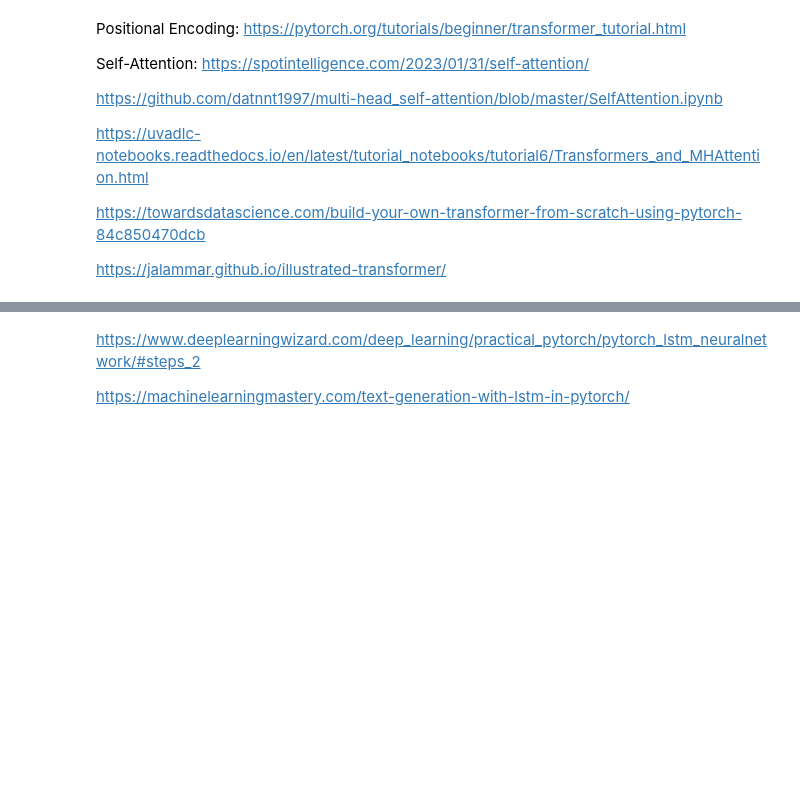
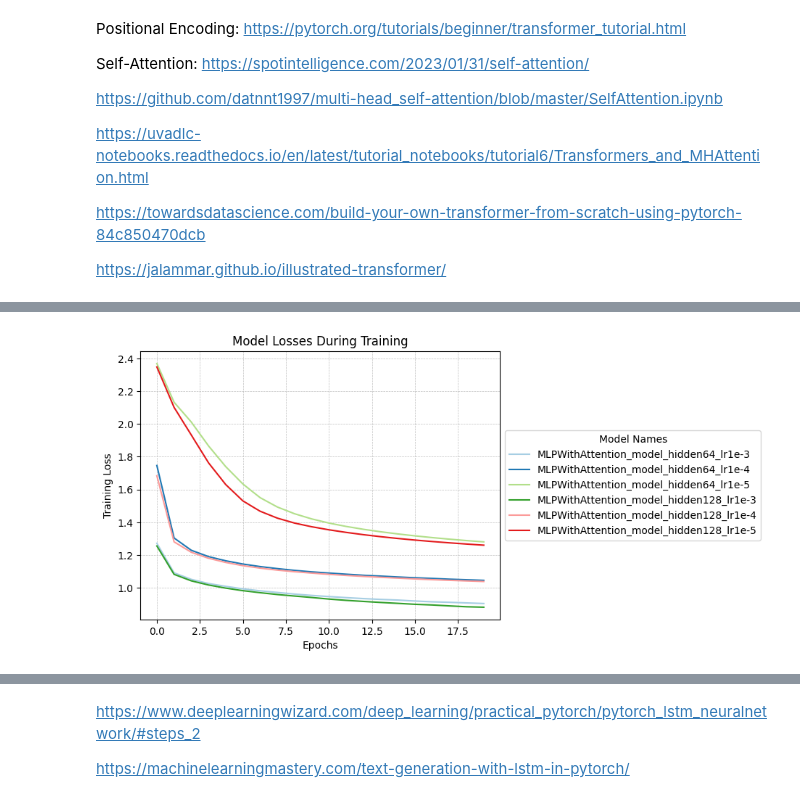
Before and after one commit to kuimetra/deep_learning, a Jupyter notebook: Project 3/main.ipynb, the cells around one changed output, grey strips where cells are left out. Drawn from its saved outputs; the diff is of its cells as text; code cells hidden in the pictures; blank space fills up the shorter version.

Commit message:
RNN training

```diff
--- a/Project 3/main.ipynb
+++ b/Project 3/main.ipynb
@@ -597,7 +605,7 @@ SimpleMLP_configs = [
     {'hidden_dim': 256, 'learning_rate': 1e-5, 'model_name': 'SimpleMLP_model_hidden256_lr1e-5'}
 ]
 # %%
-train_and_save_models(SimpleMLP_configs, SimpleMLP, train_loader_conj)
+train_and_save_models(SimpleMLP_configs, SimpleMLP, train_loader_conj, trained_embeddings)
 # %%
 plot_losses([config['model_name'] for config in SimpleMLP_configs])
 # %% [output]
@@ -705,7 +714,8 @@ class MultiHeadAttention(nn.Module):
         return output
 # %%
 class MLPWithAttention(nn.Module):
-    def __init__(self, embedding_matrix, emb_dim, num_heads, max_len, hidden_dim, output_dim):
+    def __init__(self, embedding_matrix, emb_dim, hidden_dim, num_heads=8,
+                 max_len=CONTEXT_SIZE * 2, output_dim=OUTPUT_DIM):
         super(MLPWithAttention, self).__init__()
         self.embedding = nn.Embedding.from_pretrained(embedding_matrix, freeze=True)
         self.pos_encoder = PositionalEncoding(max_len, emb_dim)
@@ -717,7 +727,8 @@ class MLPWithAttention(nn.Module):
         x = self.embedding(x)  # Convert token indices to embeddings
         x = self.pos_encoder(x)  # Add positional encoding
         x = self.attention(x)  # Apply attention over the sequence
-        x = x.mean(dim=1)  # Aggregate across the sequence dimension
+        x = x.mean(dim=1)  # Aggregate across the sequence dim
         x = F.relu(self.fc1(x))
         x = self.fc2(x)  # Produce logits
-        return F.log_softmax(x, dim=1)
+        return x
+        # return F.log_softmax(x, dim=1)
@@ -767,0 +735,14 @@ plt.show()
+# %%
+MLPWithAttention_configs = [
+    {'hidden_dim': 64, 'learning_rate': 1e-3, 'model_name': 'MLPWithAttention_model_hidden64_lr1e-3'},
+    {'hidden_dim': 64, 'learning_rate': 1e-4, 'model_name': 'MLPWithAttention_model_hidden64_lr1e-4'},
+    {'hidden_dim': 64, 'learning_rate': 1e-5, 'model_name': 'MLPWithAttention_model_hidden64_lr1e-5'},
+    {'hidden_dim': 128, 'learning_rate': 1e-3, 'model_name': 'MLPWithAttention_model_hidden128_lr1e-3'},
+    {'hidden_dim': 128, 'learning_rate': 1e-4, 'model_name': 'MLPWithAttention_model_hidden128_lr1e-4'},
+    {'hidden_dim': 128, 'learning_rate': 1e-5, 'model_name': 'MLPWithAttention_model_hidden128_lr1e-5'},
+    # {'hidden_dim': 256, 'learning_rate': 1e-3, 'model_name': 'MLPWithAttention_model_hidden256_lr1e-3'},
+    # {'hidden_dim': 256, 'learning_rate': 1e-4, 'model_name': 'MLPWithAttention_model_hidden256_lr1e-4'},
+    # {'hidden_dim': 256, 'learning_rate': 1e-5, 'model_name': 'MLPWithAttention_model_hidden256_lr1e-5'},
+]
+# %%
+train_and_save_models(MLPWithAttention_configs, MLPWithAttention, train_loader_conj, trained_embeddings)
@@ -767,0 +768,4 @@ plt.show()
+# %%
+plot_losses([config['model_name'] for config in MLPWithAttention_configs])
+# %% [output]
+[figure, added]
```
Also changed, not shown: parts of 26 cells of this notebook.
